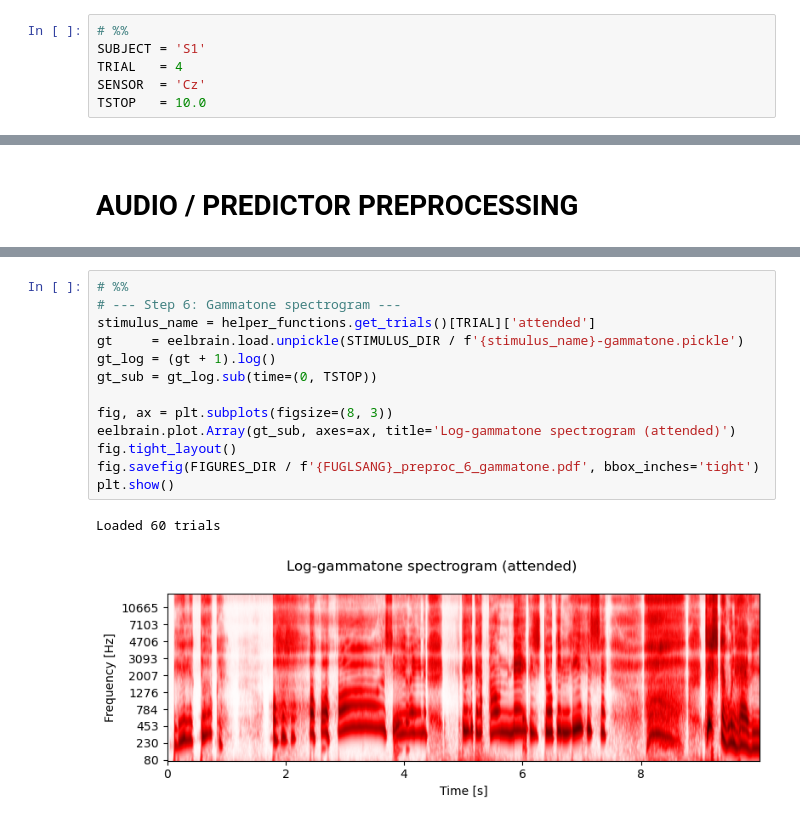
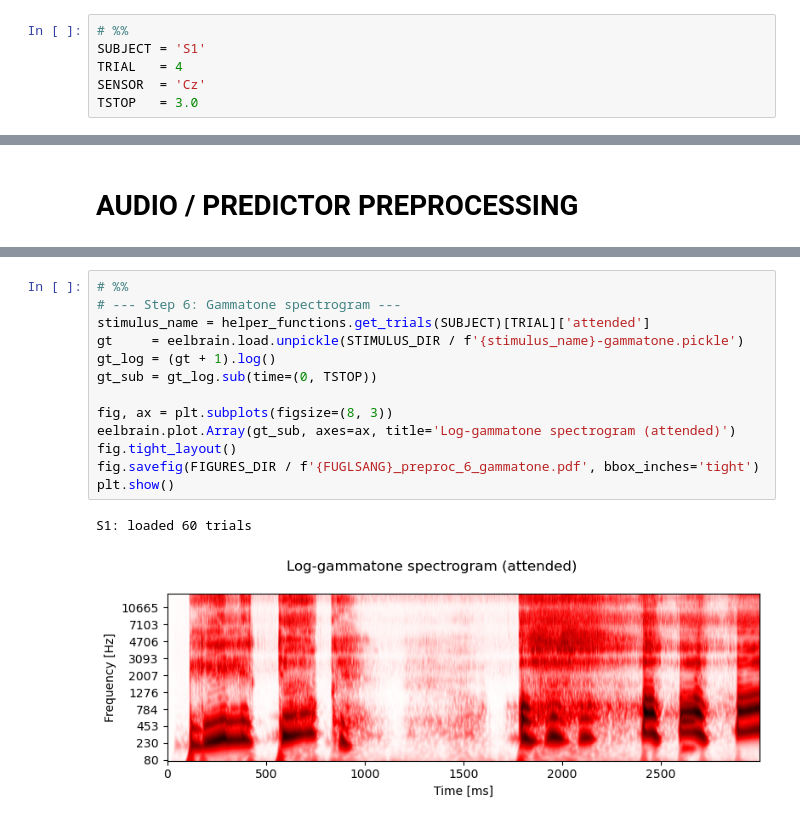
Before and after one commit to sylmester/fuglsang, a Jupyter notebook: figures/preproc-pipeline.ipynb, the cells around one changed output, grey strips where cells are left out. Cells and saved outputs as stored; diff of their text form.

```diff
--- a/figures/preproc-pipeline.ipynb
+++ b/figures/preproc-pipeline.ipynb
@@ -15,7 +15,7 @@ import matplotlib.pyplot as plt
 SUBJECT = 'S1'
 TRIAL   = 4
 SENSOR  = 'Cz'
-TSTOP   = 10.0
+TSTOP   = 3.0
 # %%
 # %%
 # MNE setup
@@ -129,19 +129,19 @@ plt.show()
 # %%
 # %%
 # --- Step 6: Gammatone spectrogram ---
-stimulus_name = helper_functions.get_trials()[TRIAL]['attended']
+stimulus_name = helper_functions.get_trials(SUBJECT)[TRIAL]['attended']
 gt     = eelbrain.load.unpickle(STIMULUS_DIR / f'{stimulus_name}-gammatone.pickle')
 gt_log = (gt + 1).log()
 gt_sub = gt_log.sub(time=(0, TSTOP))
 
 fig, ax = plt.subplots(figsize=(8, 3))
 eelbrain.plot.Array(gt_sub, axes=ax, title='Log-gammatone spectrogram (attended)')
 fig.tight_layout()
 fig.savefig(FIGURES_DIR / f'{FUGLSANG}_preproc_6_gammatone.pdf', bbox_inches='tight')
 plt.show()
 # %% [output]
-Loaded 60 trials
+S1: loaded 60 trials
-[figure, old version]
+[figure, new version]
 # %%
 # %%
 # --- Step 7: Envelope onset (edge detector) ---
```
Also changed, not shown: parts of 10 cells of this notebook.
